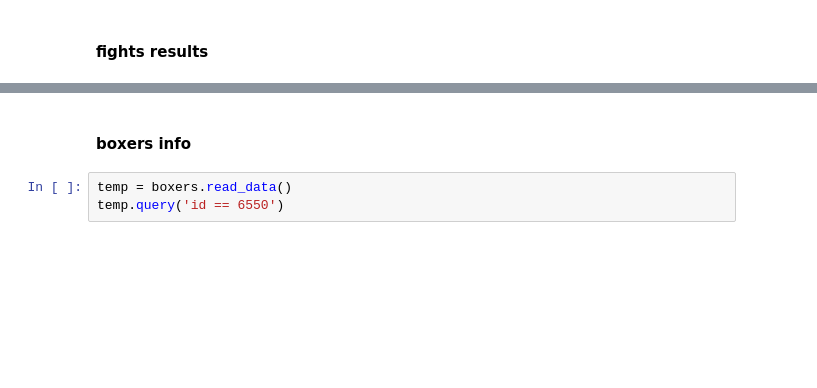
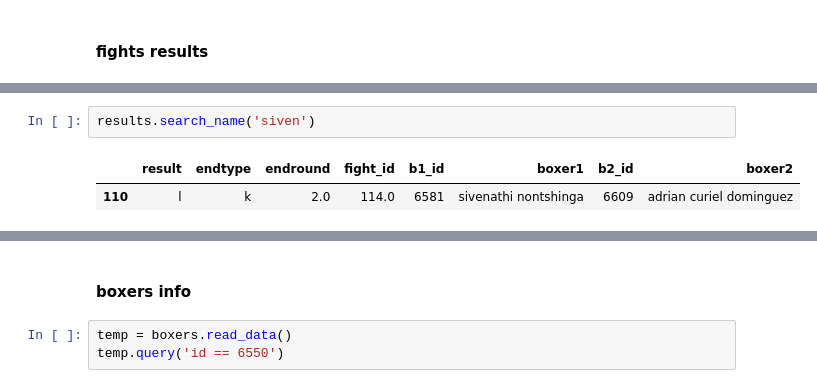
Before and after one commit to SEREMM/box_project, a Jupyter notebook: box_logger.ipynb, the cells around one changed output, grey strips where cells are left out. Cells and saved outputs as stored; diff of their text form; blank space fills up the shorter version.

```diff
--- a/box_logger.ipynb
+++ b/box_logger.ipynb
@@ -151 +123,6 @@ res.search_name('ger')
+# %%
+results.search_name('siven')
+# %% [output]
+|  | result | endtype | endround | fight_id | b1_id | boxer1 | b2_id | boxer2 |
+| 110 | l | k | 2.0 | 114.0 | 6581 | sivenathi nontshinga | 6609 | adrian curiel dominguez |
 # %%
```
Also changed, not shown: parts of 15 cells of this notebook, 7 other files.
